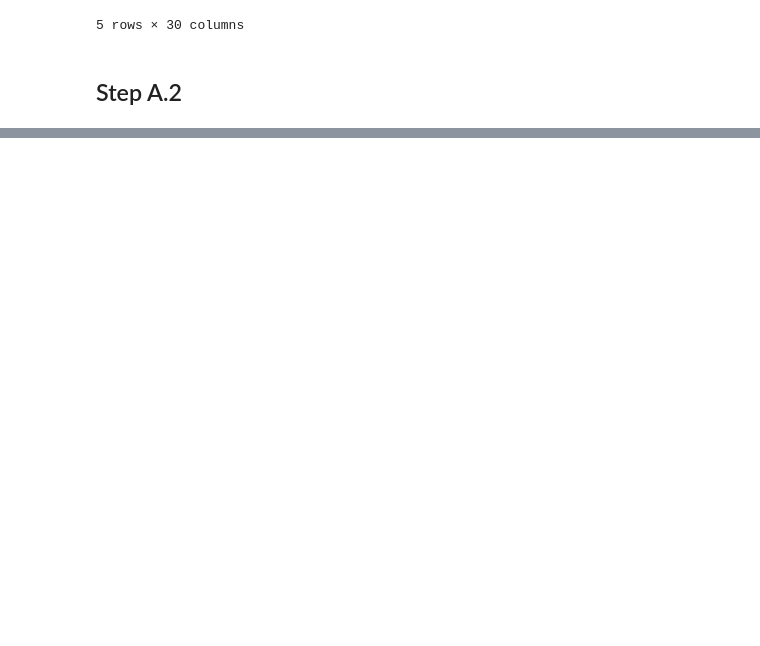
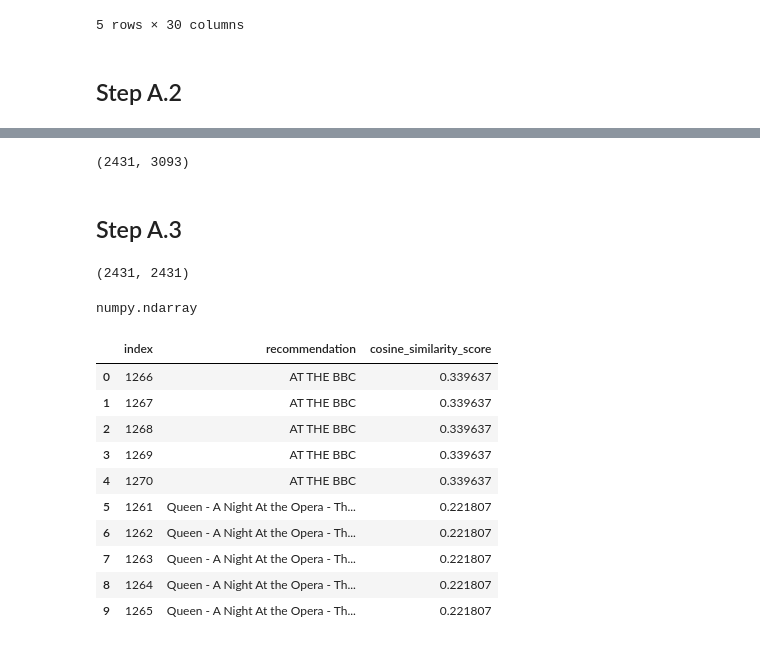
Before and after one commit to ilias-ant/recommender-systems, a Jupyter notebook: part1.ipynb, the cells around one changed output, grey strips where cells are left out. Saved outputs shown, nothing was run; the diff lists cells and outputs as text; code cells hidden in the pictures; blank space fills up the shorter version.

```diff
--- a/part1.ipynb
+++ b/part1.ipynb
@@ -139,0 +280,31 @@ shape: (169829, 30)
+# %%
+transformer = FeatureUnion(
+    [
+        (
+            "title_tfidf",
+            Pipeline(
+                [
+                    (
+                        "extract_field",
+                        FunctionTransformer(lambda x: x["title"], validate=False),
+                    ),
+                    ("tfidf", TfidfVectorizer()),
+                ]
+            ),
+        ),
+        (
+            "description_tfidf",
+            Pipeline(
+                [
+                    (
+                        "extract_field",
+                        FunctionTransformer(lambda x: x["description"], validate=False),
+                    ),
+                    ("tfidf", TfidfVectorizer()),
+                ]
+            ),
+        ),
+    ]
+)
+# %%
+transformer.fit(content)
@@ -139,0 +340,21 @@ shape: (169829, 30)
+# %%
+content_tfidf = transformer.transform(content).toarray()
+
+content_tfidf.shape
+# %% [output]
+(2431, 3093)
+# %% [markdown]
+## Step A.3
+# %%
+# Note that the tf-idf functionality in sklearn.feature_extraction.text can produce normalized vectors,
+# in which case cosine_similarity is equivalent to linear_kernel, only slower.
+
+cosine_sims = linear_kernel(content_tfidf, content_tfidf)
+
+cosine_sims.shape
+# %% [output]
+(2431, 2431)
+# %%
+type(cosine_sims)
+# %% [output]
+numpy.ndarray
@@ -139,0 +414,14 @@ shape: (169829, 30)
+# %%
+get_recommendations(data, 'title', 'Live At The El Mocambo', cosine_sims)
+# %% [output]
+|  | index | recommendation | cosine_similarity_score |
+| 0 | 1266 | AT THE BBC | 0.339637 |
+| 1 | 1267 | AT THE BBC | 0.339637 |
+| 2 | 1268 | AT THE BBC | 0.339637 |
+| 3 | 1269 | AT THE BBC | 0.339637 |
+| 4 | 1270 | AT THE BBC | 0.339637 |
+| 5 | 1261 | Queen - A Night At the Opera - Th... | 0.221807 |
+| 6 | 1262 | Queen - A Night At the Opera - Th... | 0.221807 |
+| 7 | 1263 | Queen - A Night At the Opera - Th... | 0.221807 |
+| 8 | 1264 | Queen - A Night At the Opera - Th... | 0.221807 |
+| 9 | 1265 | Queen - A Night At the Opera - Th... | 0.221807 |
```
Also changed, not shown: parts of 23 cells of this notebook, 2 other files.
